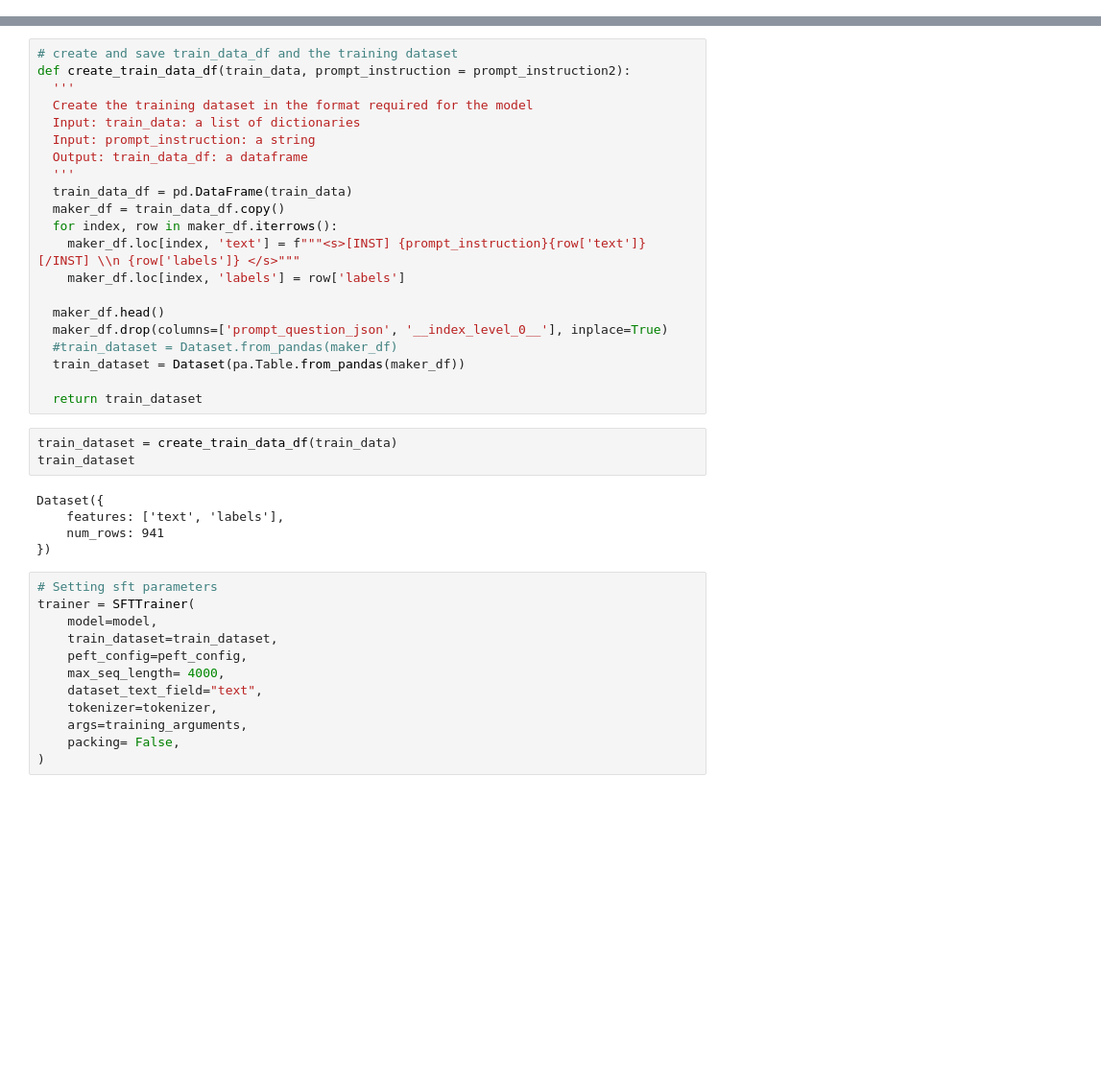
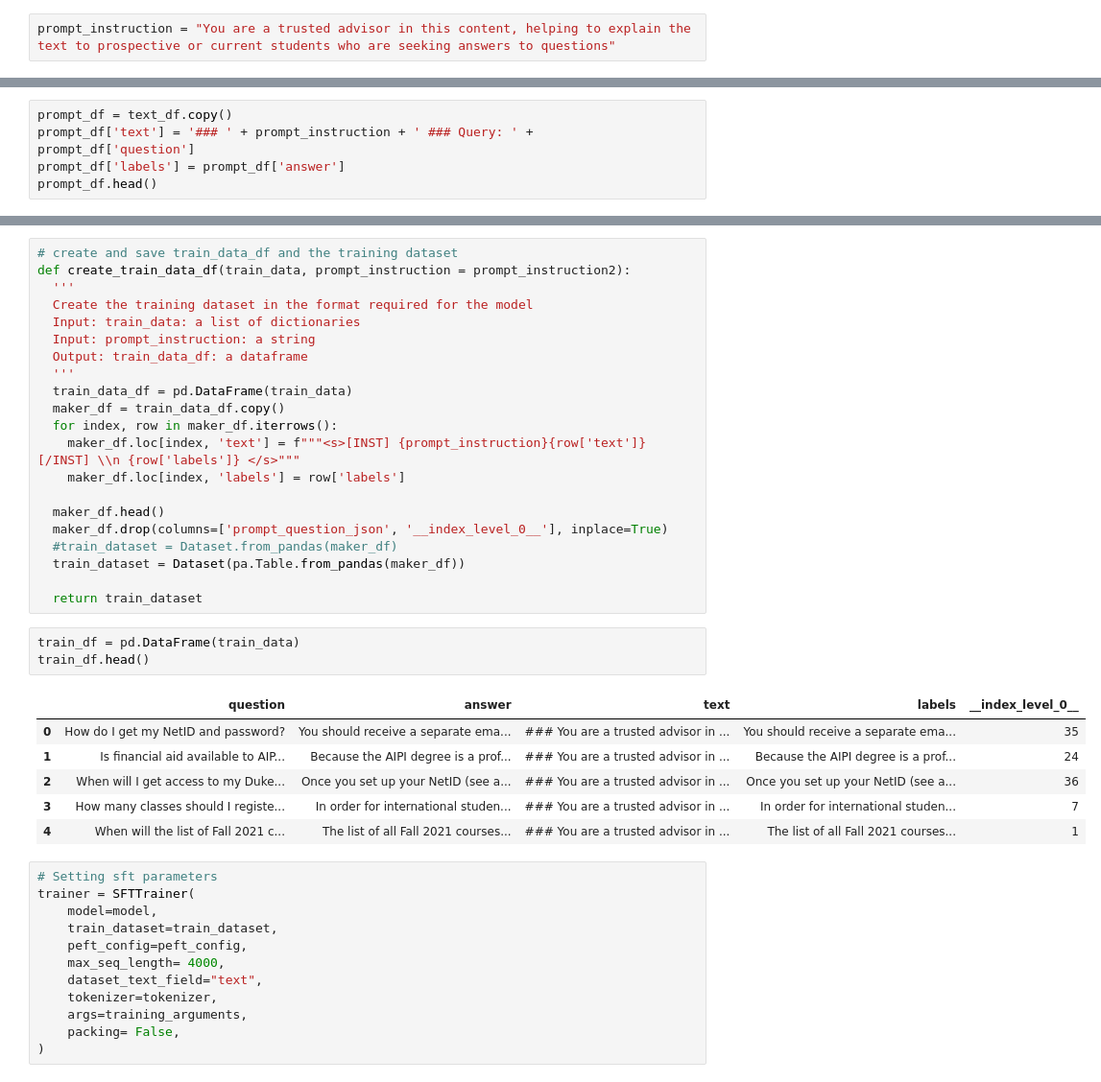
Before and after one commit to mille055/duke_chatbot, a Jupyter notebook: notebooks/chatbot_Finetune_notebook.ipynb, the cells around one changed output, grey strips where cells are left out. Shown: that part at 96% size. Saved outputs shown, nothing was run; the diff lists cells and outputs as text; blank space fills up the shorter version.

```diff
--- a/notebooks/chatbot_Finetune_notebook.ipynb
+++ b/notebooks/chatbot_Finetune_notebook.ipynb
@@ -58,5 +58,7 @@ prompt_instruction = '''
 You are a trusted advisor giving information to potential applicants to the Duke AI Program, responding to questions about the Duke AI Program with informative, accurate, and helpful answers.
 '''
+# %%
+prompt_instruction = "You are a trusted advisor in this content, helping to explain the text to prospective or current students who are seeking answers to questions"
 # %%
 ### utilities
 
@@ -172,3 +179,8 @@ text_df.head()
 | 2 | When can I register for classes? | Fall 2021 course registration for... |
 | 3 | How do I register for classes? | All students register for classes... |
 | 4 | What classes outside of the AIPI ... | Approved AIPI electives are liste... |
+# %%
+prompt_df = text_df.copy()
+prompt_df['text'] = '### ' + prompt_instruction + ' ### Query: ' + prompt_df['question']
+prompt_df['labels'] = prompt_df['answer']
+prompt_df.head()
@@ -456,14 +478,16 @@ def create_train_data_df(train_data, prompt_instruction = prompt_instruction2):
   train_dataset = Dataset(pa.Table.from_pandas(maker_df))
 
   return train_dataset
-# %%
-train_dataset = create_train_data_df(train_data)
-train_dataset
-# %% [output]
-Dataset({
-    features: ['text', 'labels'],
-    num_rows: 941
-})
+# %%
+train_df = pd.DataFrame(train_data)
+train_df.head()
+# %% [output]
+|  | question | answer | text | labels | __index_level_0__ |
+| 0 | How do I get my NetID and password? | You should receive a separate ema... | ### You are a trusted advisor in ... | You should receive a separate ema... | 35 |
+| 1 | Is financial aid available to AIP... | Because the AIPI degree is a prof... | ### You are a trusted advisor in ... | Because the AIPI degree is a prof... | 24 |
+| 2 | When will I get access to my Duke... | Once you set up your NetID (see a... | ### You are a trusted advisor in ... | Once you set up your NetID (see a... | 36 |
+| 3 | How many classes should I registe... | In order for international studen... | ### You are a trusted advisor in ... | In order for international studen... | 7 |
+| 4 | When will the list of Fall 2021 c... | The list of all Fall 2021 courses... | ### You are a trusted advisor in ... | The list of all Fall 2021 courses... | 1 |
 # %%
 # Setting sft parameters
 trainer = SFTTrainer(
```
Also changed, not shown: parts of 14 cells of this notebook.
